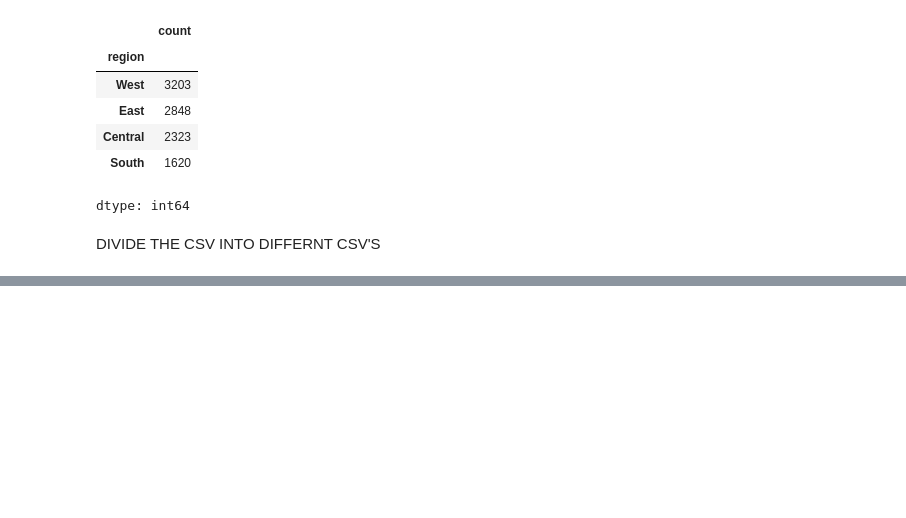
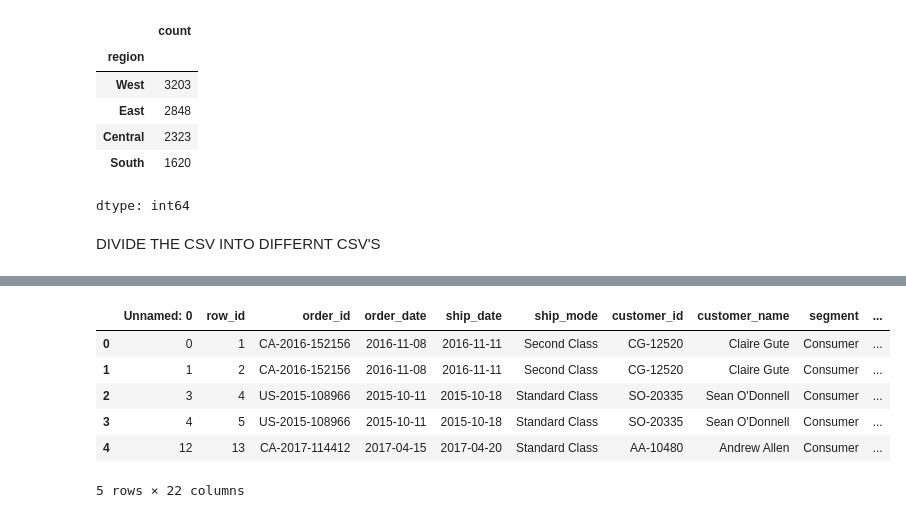
Before and after one commit to Sru-j/Linux, a Jupyter notebook: data_load_url.ipynb, the cells around one changed output, grey strips where cells are left out. Cells and saved outputs as stored; diff of their text form; code cells hidden in the pictures; blank space fills up the shorter version.

```diff
--- a/data_load_url.ipynb
+++ b/data_load_url.ipynb
@@ -383,0 +401,12 @@ DIVIDE THE CSV INTO DIFFERNT CSV'S
+# %%
+south_df = df[df['region'] == 'South']
+south_df.to_csv("/content/drive/My Drive/Colab Notebooks/day_10_data/superstore_south.csv")
+pd.read_csv("/content/drive/My Drive/Colab Notebooks/day_10_data/superstore_south.csv").head()
+# %% [output]
+|  | Unnamed: 0 | row_id | order_id | order_date | ship_date | ship_mode | customer_id | customer_name | segment | ... |
+| 0 | 0 | 1 | CA-2016-152156 | 2016-11-08 | 2016-11-11 | Second Class | CG-12520 | Claire Gute | Consumer | ... |
+| 1 | 1 | 2 | CA-2016-152156 | 2016-11-08 | 2016-11-11 | Second Class | CG-12520 | Claire Gute | Consumer | ... |
+| 2 | 3 | 4 | US-2015-108966 | 2015-10-11 | 2015-10-18 | Standard Class | SO-20335 | Sean O'Donnell | Consumer | ... |
+| 3 | 4 | 5 | US-2015-108966 | 2015-10-11 | 2015-10-18 | Standard Class | SO-20335 | Sean O'Donnell | Consumer | ... |
+| 4 | 12 | 13 | CA-2017-114412 | 2017-04-15 | 2017-04-20 | Standard Class | AA-10480 | Andrew Allen | Consumer | ... |
+5 rows × 22 columns
```
Also changed, not shown: parts of 5 cells of this notebook.
